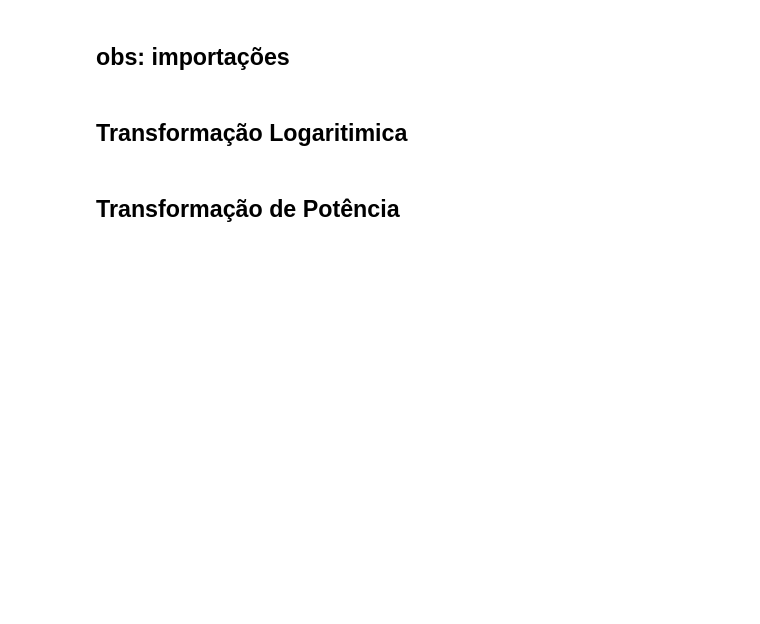
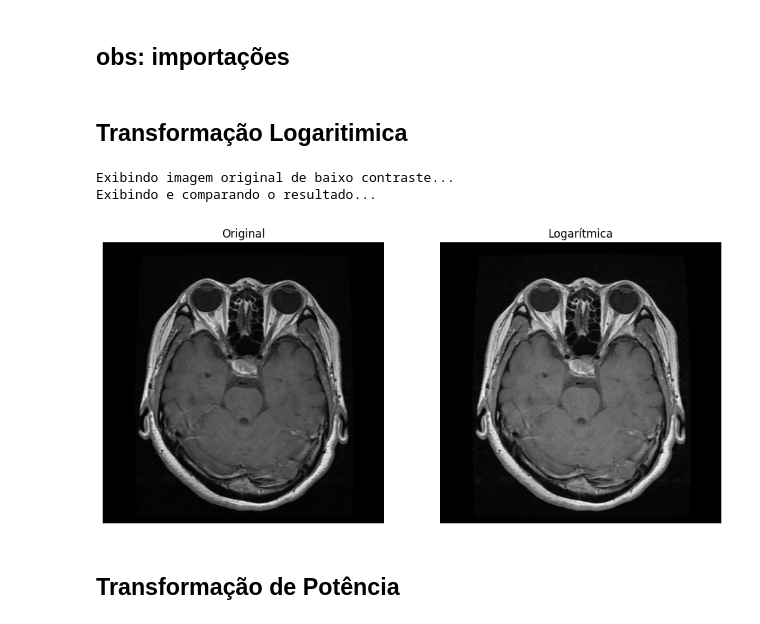
Before and after one commit to marian4cost/DeepScan, a Jupyter notebook: python-container/tecAumentoContraste.ipynb, the cells around one changed output. Drawn from its saved outputs; the diff is of its cells as text; code cells hidden in the pictures; blank space fills up the shorter version.

Commit message:
image testes

```diff
--- a/python-container/tecAumentoContraste.ipynb
+++ b/python-container/tecAumentoContraste.ipynb
@@ -14,36 +14,40 @@ import matplotlib.pyplot as plt
 ## Transformação Logaritimica
 # %%
 # --- 2. Carregamento da imagem ---
-caminho_da_imagem = "/content/P_1.jpg"
+caminho_da_imagem = "P_1.jpg"
 img_baixo_contraste = cv2.imread(caminho_da_imagem, cv2.IMREAD_GRAYSCALE)
 
 print("Exibindo imagem original de baixo contraste...")
 
 # Normaliza a imagem para 0-1 igual ao EBImage
 img_norm = img_baixo_contraste / 255.0
 
 # --- 3. Aplicação da Transformação Logarítmica ---
 img_log_transformada = np.log(1 + img_norm)
 
 # Normalização final para 0-1
 img_log_final = cv2.normalize(img_log_transformada, None, 0, 1, cv2.NORM_MINMAX)
 
 # --- 4. Exibição e Comparação ---
 print("Exibindo e comparando o resultado...")
 
 plt.figure(figsize=(12,6))
 
 plt.subplot(1,2,1)
 plt.imshow(img_baixo_contraste, cmap='gray')
 plt.title("Original")
 plt.axis("off")
 
 plt.subplot(1,2,2)
 plt.imshow(img_log_final, cmap='gray')
 plt.title("Logarítmica")
 plt.axis("off")
 
 plt.show()
+# %% [output]
+Exibindo imagem original de baixo contraste...
+Exibindo e comparando o resultado...
+[figure, added]
 # %% [markdown]
 ## Transformação de Potência
 # %%
```
Also changed, not shown: parts of 3 cells of this notebook, 1 other file.
